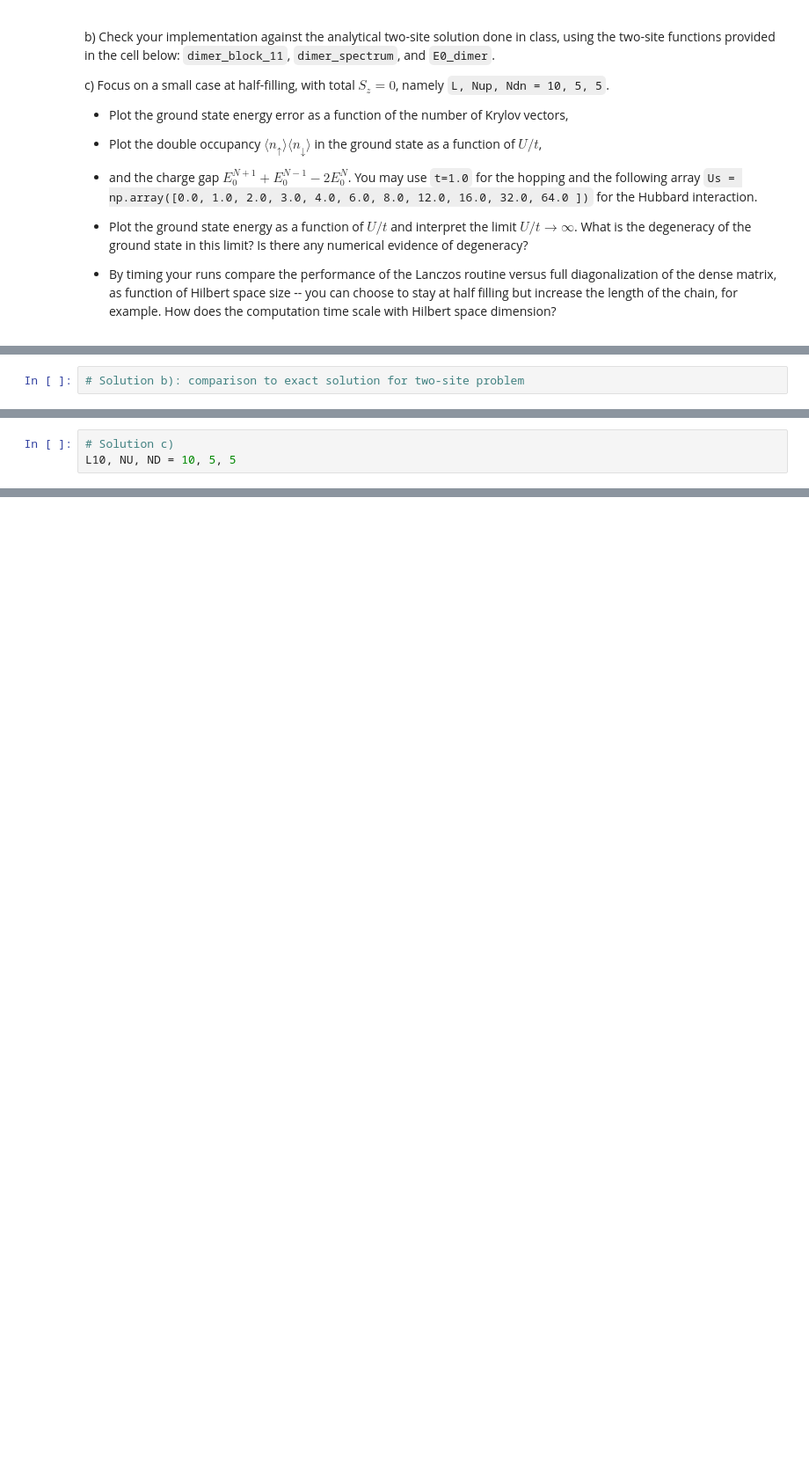
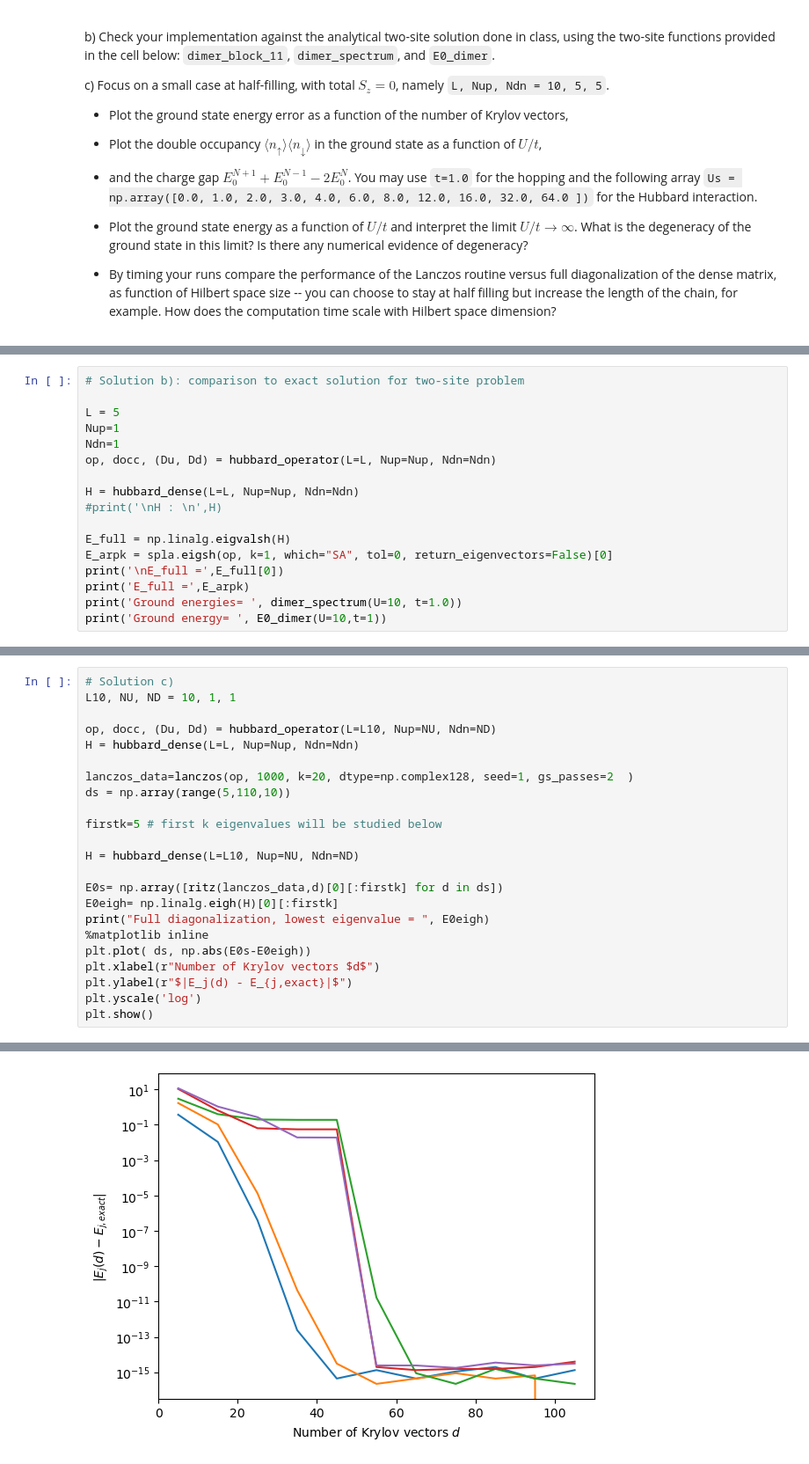
Before and after one commit to Glorieux-Victor/NMQS-TP-Victor-Glorieux, a Jupyter notebook: tp1.ipynb, the cells around one changed output, grey strips where cells are left out. Shown at 88% size. Cells and saved outputs as stored; diff of their text form; blank space fills up the shorter version.

```diff
--- a/tp1.ipynb
+++ b/tp1.ipynb
@@ -818,2 +790,17 @@ Hup[0] @ P :
 # %%
 # Solution b): comparison to exact solution for two-site problem
+
+L = 5
+Nup=1
+Ndn=1
+op, docc, (Du, Dd) = hubbard_operator(L=L, Nup=Nup, Ndn=Ndn)
+
+H = hubbard_dense(L=L, Nup=Nup, Ndn=Ndn)
+#print('\nH : \n',H)
+
+E_full = np.linalg.eigvalsh(H)
+E_arpk = spla.eigsh(op, k=1, which="SA", tol=0, return_eigenvectors=False)[0]
+print('\nE_full =',E_full[0])
+print('E_full =',E_arpk)
+print('Ground energies= ', dimer_spectrum(U=10, t=1.0))
+print('Ground energy= ', E0_dimer(U=10,t=1))
@@ -820,3 +814,24 @@ Hup[0] @ P :
 # %%
 # Solution c)
-L10, NU, ND = 10, 5, 5
+L10, NU, ND = 10, 1, 1
+
+op, docc, (Du, Dd) = hubbard_operator(L=L10, Nup=NU, Ndn=ND)
+H = hubbard_dense(L=L, Nup=Nup, Ndn=Ndn)
+
+lanczos_data=lanczos(op, 1000, k=20, dtype=np.complex128, seed=1, gs_passes=2  )
+ds = np.array(range(5,110,10))
+
+firstk=5 # first k eigenvalues will be studied below
+
+H = hubbard_dense(L=L10, Nup=NU, Ndn=ND)
+
+E0s= np.array([ritz(lanczos_data,d)[0][:firstk] for d in ds])
+E0eigh= np.linalg.eigh(H)[0][:firstk]
+print("Full diagonalization, lowest eigenvalue = ", E0eigh)
+%matplotlib inline
+plt.plot( ds, np.abs(E0s-E0eigh))
+plt.xlabel(r"Number of Krylov vectors $d$")
+plt.ylabel(r"$|E_j(d) - E_{j,exact}|$")
+plt.yscale('log')
+plt.show()
+# %% [output]
@@ -822,0 +839 @@ L10, NU, ND = 10, 5, 5
+[figure, added]
```
Also changed, not shown: parts of 7 cells of this notebook.
